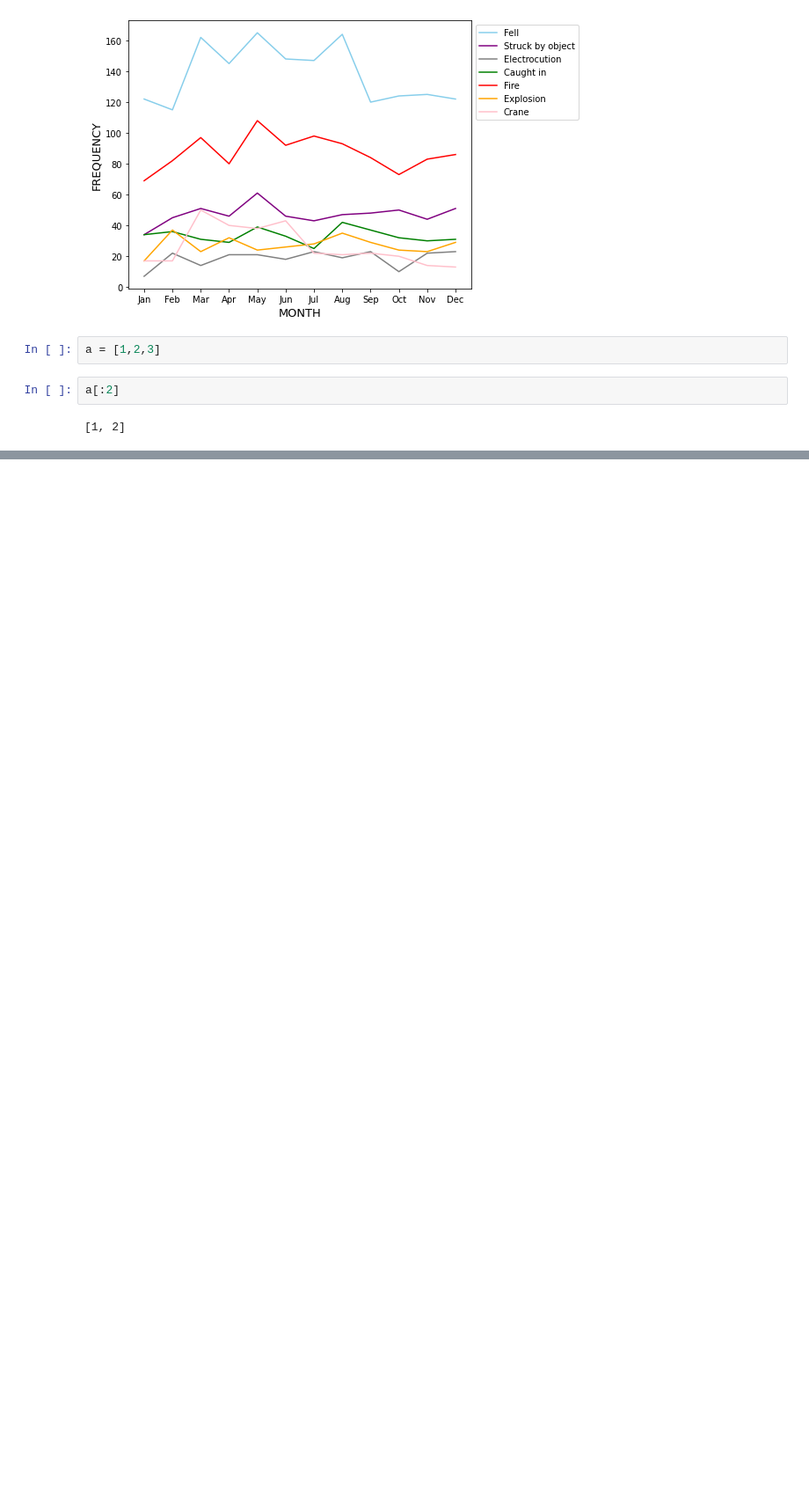
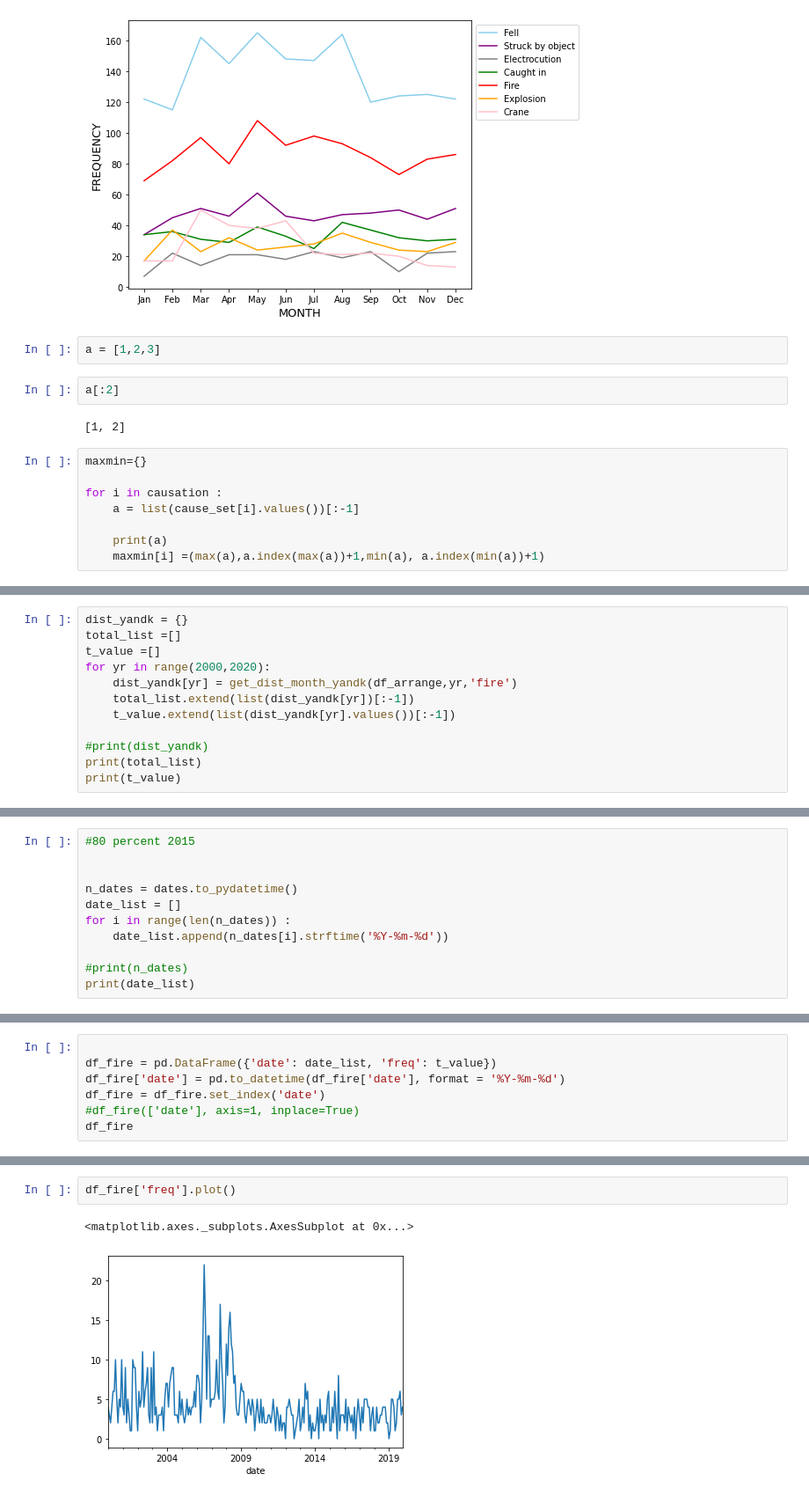
Before and after one commit to philz0918/Construction_analysis, a Jupyter notebook: webcrawling_prediction.ipynb, the cells around one changed output, grey strips where cells are left out. Shown at 88% size. Drawn from its saved outputs; the diff is of its cells as text; blank space fills up the shorter version.

```diff
--- a/webcrawling_prediction.ipynb
+++ b/webcrawling_prediction.ipynb
@@ -1237,3 +1260,11 @@ a = [1,2,3]
 a[:2]
 # %% [output]
 [1, 2]
+# %%
+maxmin={}
+
+for i in causation :
+    a = list(cause_set[i].values())[:-1]
+
+    print(a)
+    maxmin[i] =(max(a),a.index(max(a))+1,min(a), a.index(min(a))+1)
@@ -1239,0 +1428,12 @@ a[:2]
+# %%
+dist_yandk = {}
+total_list =[]
+t_value =[]
+for yr in range(2000,2020):
+    dist_yandk[yr] = get_dist_month_yandk(df_arrange,yr,'fire')
+    total_list.extend(list(dist_yandk[yr])[:-1])
+    t_value.extend(list(dist_yandk[yr].values())[:-1])
+
+#print(dist_yandk)
+print(total_list)
+print(t_value)
@@ -1239,0 +1456,11 @@ a[:2]
+# %%
+#80 percent 2015
+
+
+n_dates = dates.to_pydatetime()
+date_list = []
+for i in range(len(n_dates)) :
+    date_list.append(n_dates[i].strftime('%Y-%m-%d'))
+
+#print(n_dates)
+print(date_list)
@@ -1239,0 +1527,7 @@ a[:2]
+# %%
+
+df_fire = pd.DataFrame({'date': date_list, 'freq': t_value})
+df_fire['date'] = pd.to_datetime(df_fire['date'], format = '%Y-%m-%d')
+df_fire = df_fire.set_index('date')
+#df_fire(['date'], axis=1, inplace=True)
+df_fire
@@ -1239,0 +1549,5 @@ a[:2]
+# %%
+df_fire['freq'].plot()
+# %% [output]
+<matplotlib.axes._subplots.AxesSubplot at 0x...>
+[figure, added]
```
Also changed, not shown: parts of 60 cells of this notebook, 13 other files.
